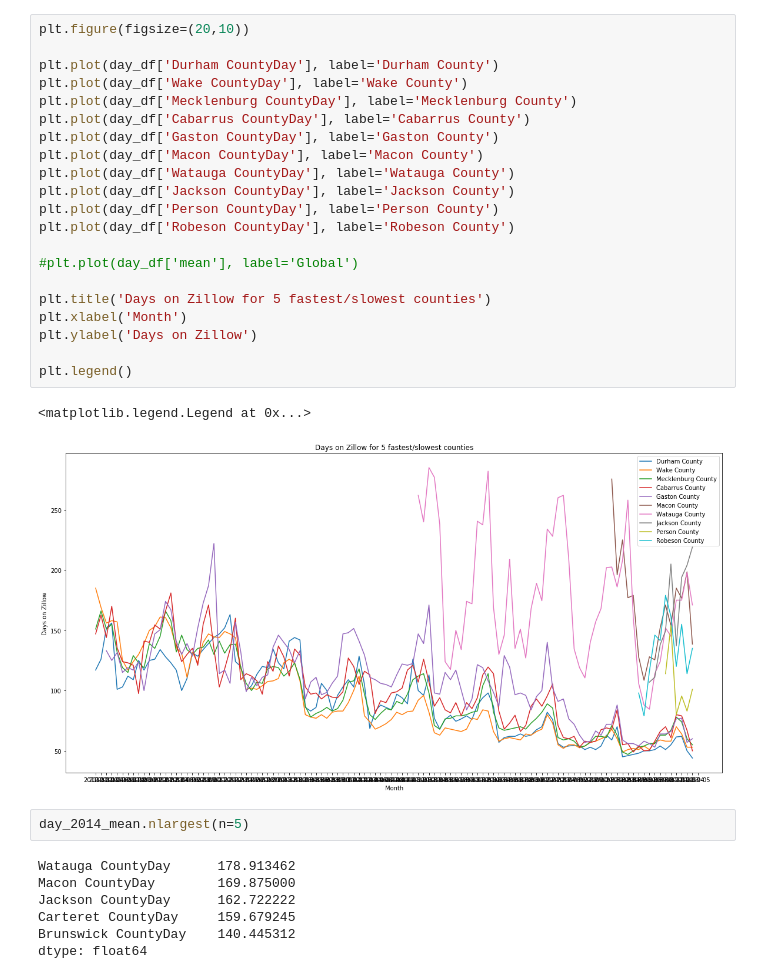
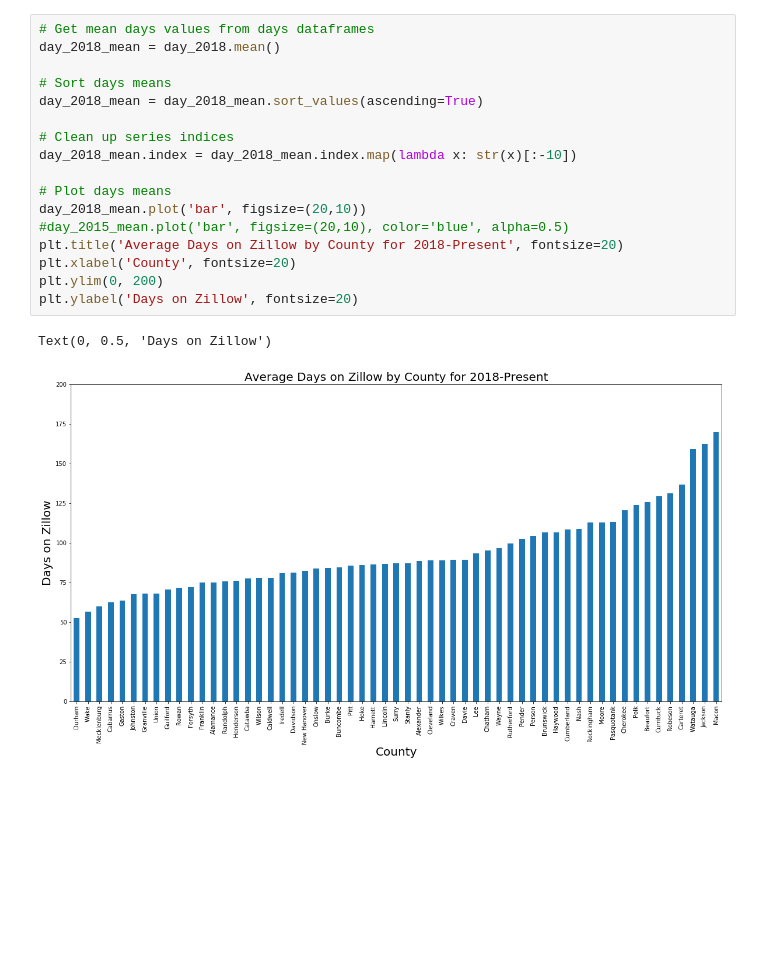
Before and after one commit to alexchao32/Project-1, a Jupyter notebook: AC-main.ipynb, the cells around one changed output. Saved outputs shown, nothing was run; the diff lists cells and outputs as text; blank space fills up the shorter version.

```diff
--- a/AC-main.ipynb
+++ b/AC-main.ipynb
@@ -115,33 +79,20 @@ dtype: float64
-# %%
-plt.figure(figsize=(20,10))
-
-plt.plot(day_df['Durham CountyDay'], label='Durham County')
-plt.plot(day_df['Wake CountyDay'], label='Wake County')
-plt.plot(day_df['Mecklenburg CountyDay'], label='Mecklenburg County')
-plt.plot(day_df['Cabarrus CountyDay'], label='Cabarrus County')
-plt.plot(day_df['Gaston CountyDay'], label='Gaston County')
-plt.plot(day_df['Macon CountyDay'], label='Macon County')
-plt.plot(day_df['Watauga CountyDay'], label='Watauga County')
-plt.plot(day_df['Jackson CountyDay'], label='Jackson County')
-plt.plot(day_df['Person CountyDay'], label='Person County')
-plt.plot(day_df['Robeson CountyDay'], label='Robeson County')
-
-#plt.plot(day_df['mean'], label='Global')
-
-plt.title('Days on Zillow for 5 fastest/slowest counties')
-plt.xlabel('Month')
-plt.ylabel('Days on Zillow')
-
-plt.legend()
-# %% [output]
-<matplotlib.legend.Legend at 0x...>
-[figure, removed]
-# %%
-day_2014_mean.nlargest(n=5)
-# %% [output]
-Watauga CountyDay      178.913462
-Macon CountyDay        169.875000
-Jackson CountyDay      162.722222
-Carteret CountyDay     159.679245
-Brunswick CountyDay    140.445312
-dtype: float64
+# %%
+# Get mean days values from days dataframes
+day_2018_mean = day_2018.mean()
+
+# Sort days means
+day_2018_mean = day_2018_mean.sort_values(ascending=True)
+
+# Clean up series indices
+day_2018_mean.index = day_2018_mean.index.map(lambda x: str(x)[:-10])
+
+# Plot days means
+day_2018_mean.plot('bar', figsize=(20,10))
+#day_2015_mean.plot('bar', figsize=(20,10), color='blue', alpha=0.5)
+plt.title('Average Days on Zillow by County for 2018-Present', fontsize=20)
+plt.xlabel('County', fontsize=20)
+plt.ylim(0, 200)
+plt.ylabel('Days on Zillow', fontsize=20)
+# %% [output]
+Text(0, 0.5, 'Days on Zillow')
+[figure, added]
```
Also changed, not shown: parts of 22 cells of this notebook, 2 other files.
